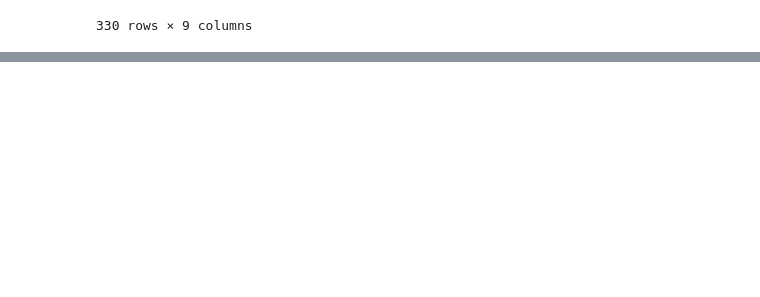
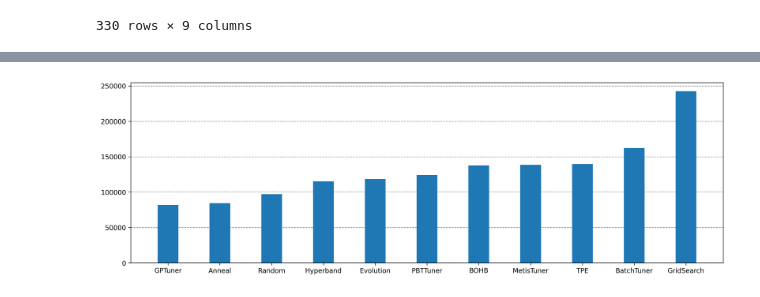
Before and after one commit to hex-hex/nni-experiments, a Jupyter notebook: notebook/ParseDB.ipynb, the cells around one changed output, grey strips where cells are left out. Saved outputs shown, nothing was run; the diff lists cells and outputs as text; code cells hidden in the pictures; blank space fills up the shorter version.

Commit message:
export more image

```diff
--- a/notebook/ParseDB.ipynb
+++ b/notebook/ParseDB.ipynb
@@ -44,6 +46,7 @@ for trial_id, body in all_events_df.groupby('trial_id'):
 # %%
 all_events_df = all_events_df[all_events_df['type']=='WAITING'].drop(columns=['type'])
 all_events_df['value'] = 0
+all_events_df['method'] = ''
 all_events_df
 # %% [output]
 |  | time_point | experiment_id | trial_id | queue | batch | hidden_factors | regularizer | duration | value |
@@ -68,3 +71,4 @@ for k, v in data_json.items():
         if 'trial_job_id' not in trial:
             continue
         all_events_df.loc[all_events_df['trial_id']==trial['trial_job_id'], 'value'] = trial['value']
+        all_events_df.loc[all_events_df['trial_id']==trial['trial_job_id'], 'method'] = v['method']
@@ -86,0 +75,6 @@ all_events_df
+# %%
+duration_df = pd.DataFrame([{'method': method,
+  'duration':sum(data['duration'])
+ } for method, data in all_events_df.groupby('method')])
+# %%
+duration_df = duration_df.sort_values(['duration'])
@@ -86,0 +96,8 @@ all_events_df
+# %%
+fig, ax = plt.subplots(figsize=(16,5), dpi=300)
+ax.set_axisbelow(True)
+ax.yaxis.grid(color='gray', linestyle='dashed')
+plt.bar(duration_df['method'], duration_df['duration'], width=0.4)
+plt.show()
+# %% [output]
+[figure, added]
```
Also changed, not shown: parts of 3 cells of this notebook.
